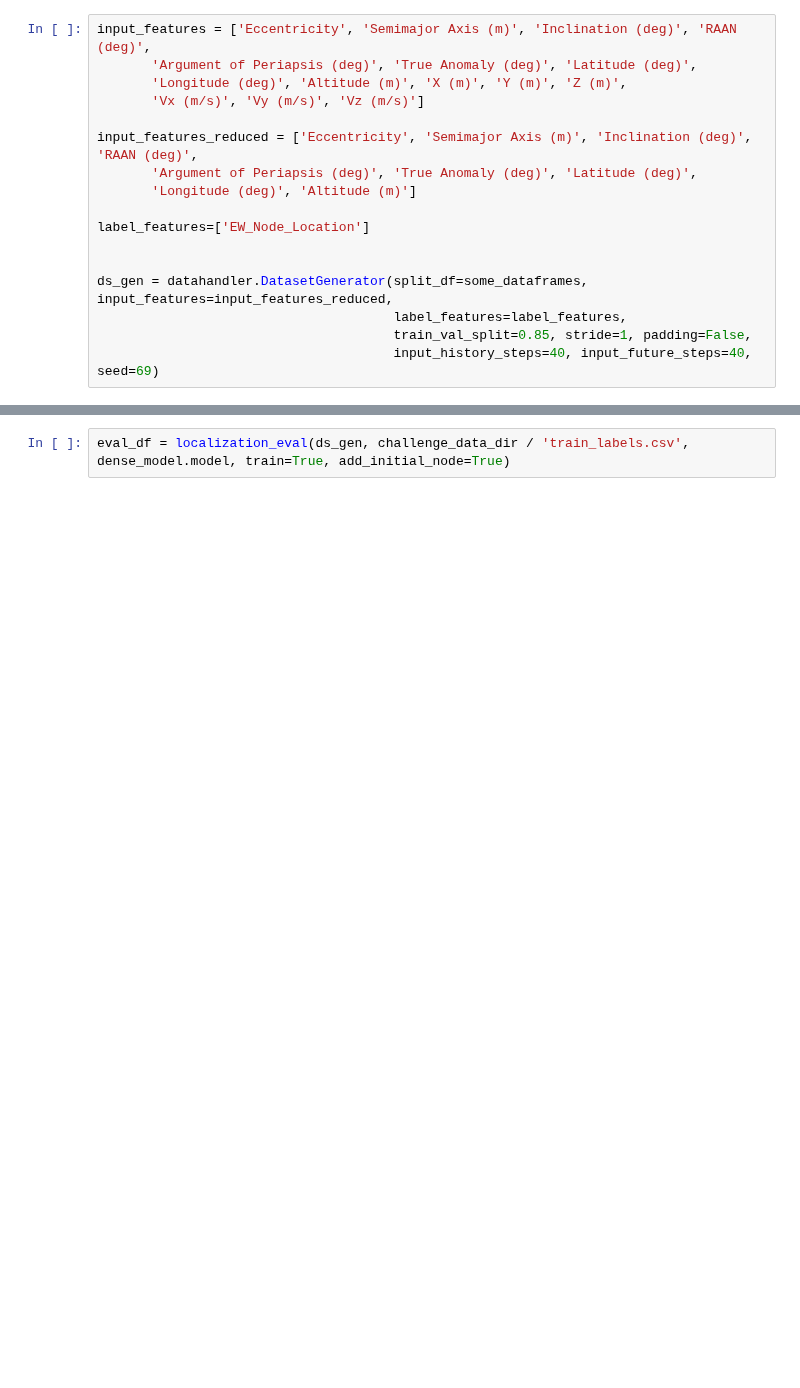
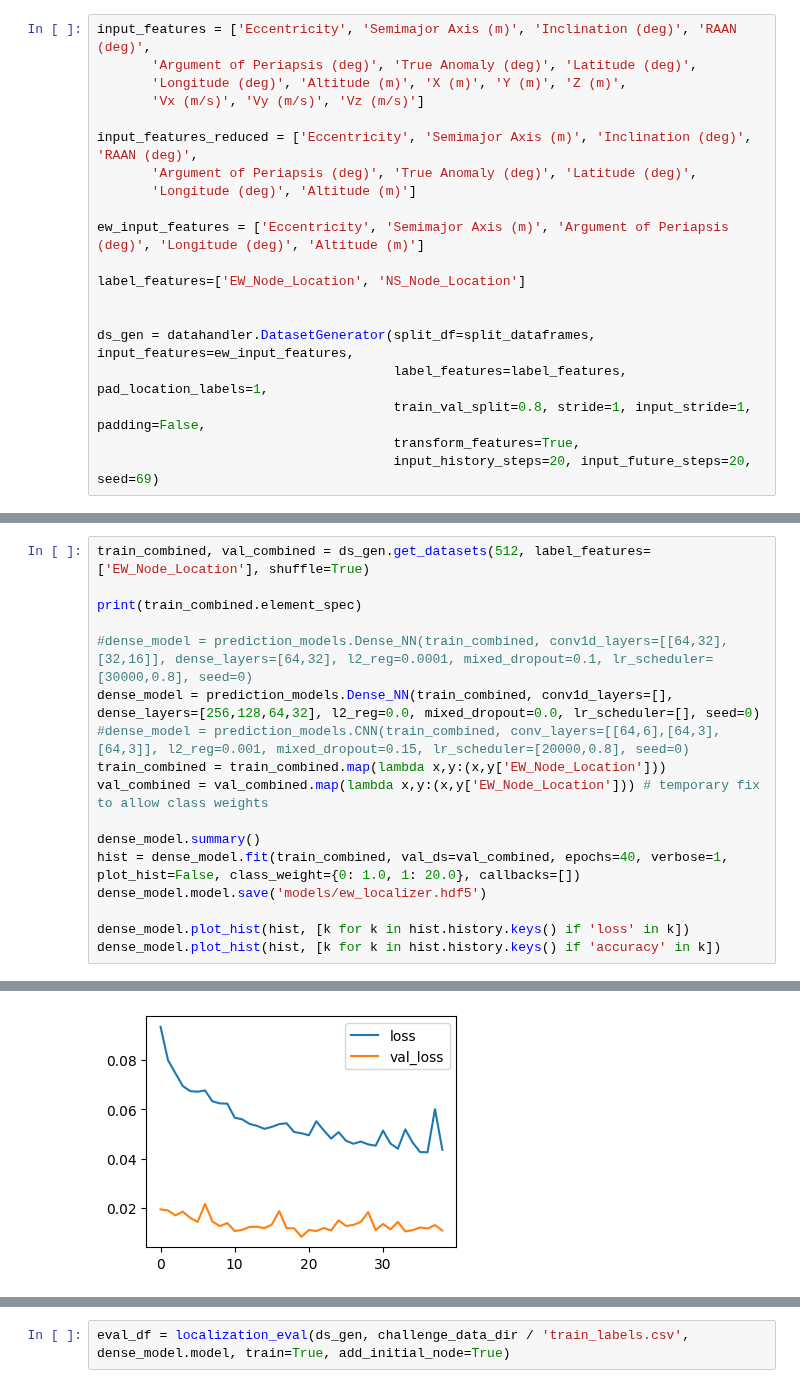
Before and after one commit to DavidBaldsiefen/splid-challenge, a Jupyter notebook: node_localizer.ipynb, the cells around one changed output, grey strips where cells are left out. Cells and saved outputs as stored; diff of their text form; blank space fills up the shorter version.

Commit message:
Improve evaluation for localizer, add localizer sweeper

```diff
--- a/node_localizer.ipynb
+++ b/node_localizer.ipynb
@@ -28,11 +32,14 @@ input_features_reduced = ['Eccentricity', 'Semimajor Axis (m)', 'Inclination (de
        'Argument of Periapsis (deg)', 'True Anomaly (deg)', 'Latitude (deg)',
        'Longitude (deg)', 'Altitude (m)']
 
-label_features=['EW_Node_Location']
+ew_input_features = ['Eccentricity', 'Semimajor Axis (m)', 'Argument of Periapsis (deg)', 'Longitude (deg)', 'Altitude (m)']
+
+label_features=['EW_Node_Location', 'NS_Node_Location']
 
 
-ds_gen = datahandler.DatasetGenerator(split_df=some_dataframes, input_features=input_features_reduced,
-                                      label_features=label_features,
-                                      train_val_split=0.85, stride=1, padding=False,
-                                      input_history_steps=40, input_future_steps=40, seed=69)
+ds_gen = datahandler.DatasetGenerator(split_df=split_dataframes, input_features=ew_input_features,
+                                      label_features=label_features, pad_location_labels=1,
+                                      train_val_split=0.8, stride=1, input_stride=1, padding=False,
+                                      transform_features=True,
+                                      input_history_steps=20, input_future_steps=20, seed=69)
 # %% [output]
@@ -44,0 +76,18 @@ print(train_combined.element_spec)
+# %%
+train_combined, val_combined = ds_gen.get_datasets(512, label_features=['EW_Node_Location'], shuffle=True)
+
+print(train_combined.element_spec)
+
+#dense_model = prediction_models.Dense_NN(train_combined, conv1d_layers=[[64,32],[32,16]], dense_layers=[64,32], l2_reg=0.0001, mixed_dropout=0.1, lr_scheduler=[30000,0.8], seed=0)
+dense_model = prediction_models.Dense_NN(train_combined, conv1d_layers=[], dense_layers=[256,128,64,32], l2_reg=0.0, mixed_dropout=0.0, lr_scheduler=[], seed=0)
+#dense_model = prediction_models.CNN(train_combined, conv_layers=[[64,6],[64,3],[64,3]], l2_reg=0.001, mixed_dropout=0.15, lr_scheduler=[20000,0.8], seed=0)
+train_combined = train_combined.map(lambda x,y:(x,y['EW_Node_Location']))
+val_combined = val_combined.map(lambda x,y:(x,y['EW_Node_Location'])) # temporary fix to allow class weights
+
+dense_model.summary()
+hist = dense_model.fit(train_combined, val_ds=val_combined, epochs=40, verbose=1, plot_hist=False, class_weight={0: 1.0, 1: 20.0}, callbacks=[])
+dense_model.model.save('models/ew_localizer.hdf5')
+
+dense_model.plot_hist(hist, [k for k in hist.history.keys() if 'loss' in k])
+dense_model.plot_hist(hist, [k for k in hist.history.keys() if 'accuracy' in k])
+# %% [output]
@@ -44,0 +111 @@ print(train_combined.element_spec)
+[figure, added]
```
Also changed, not shown: parts of 13 cells of this notebook, 6 other files.
